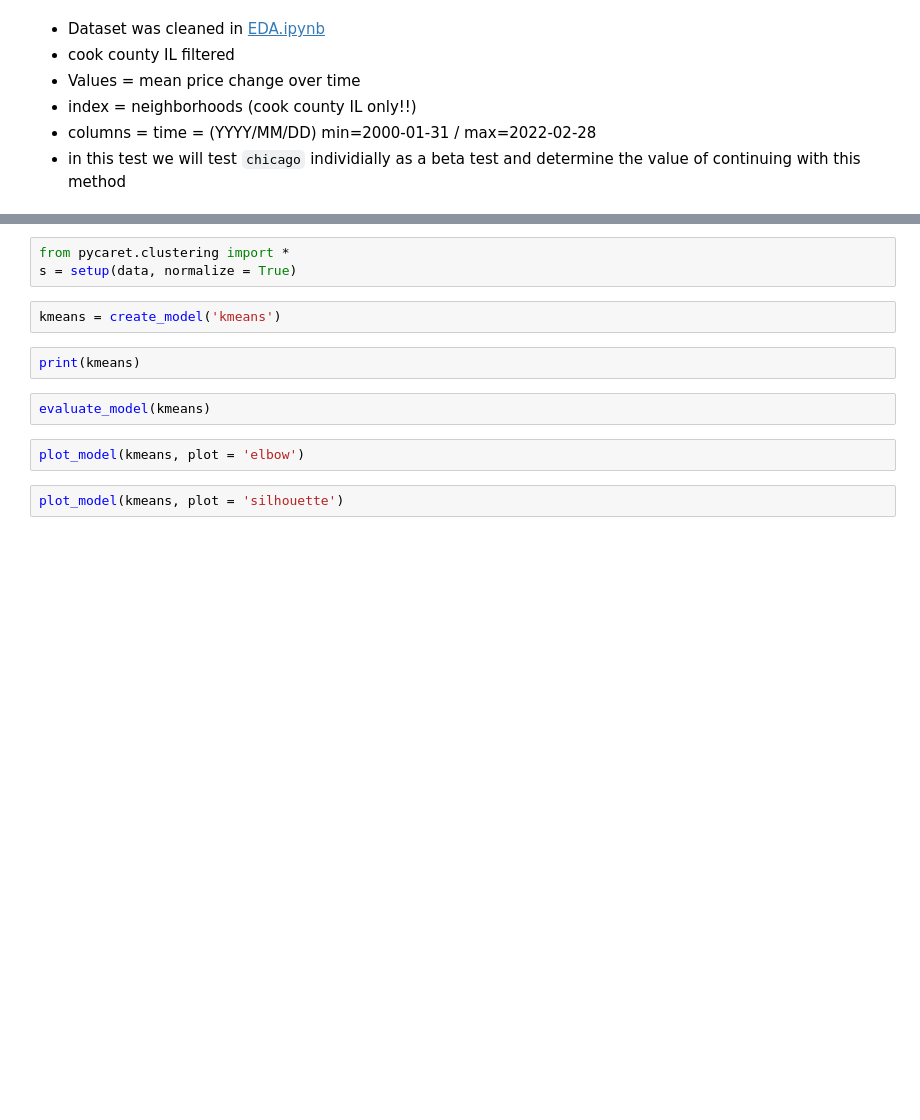
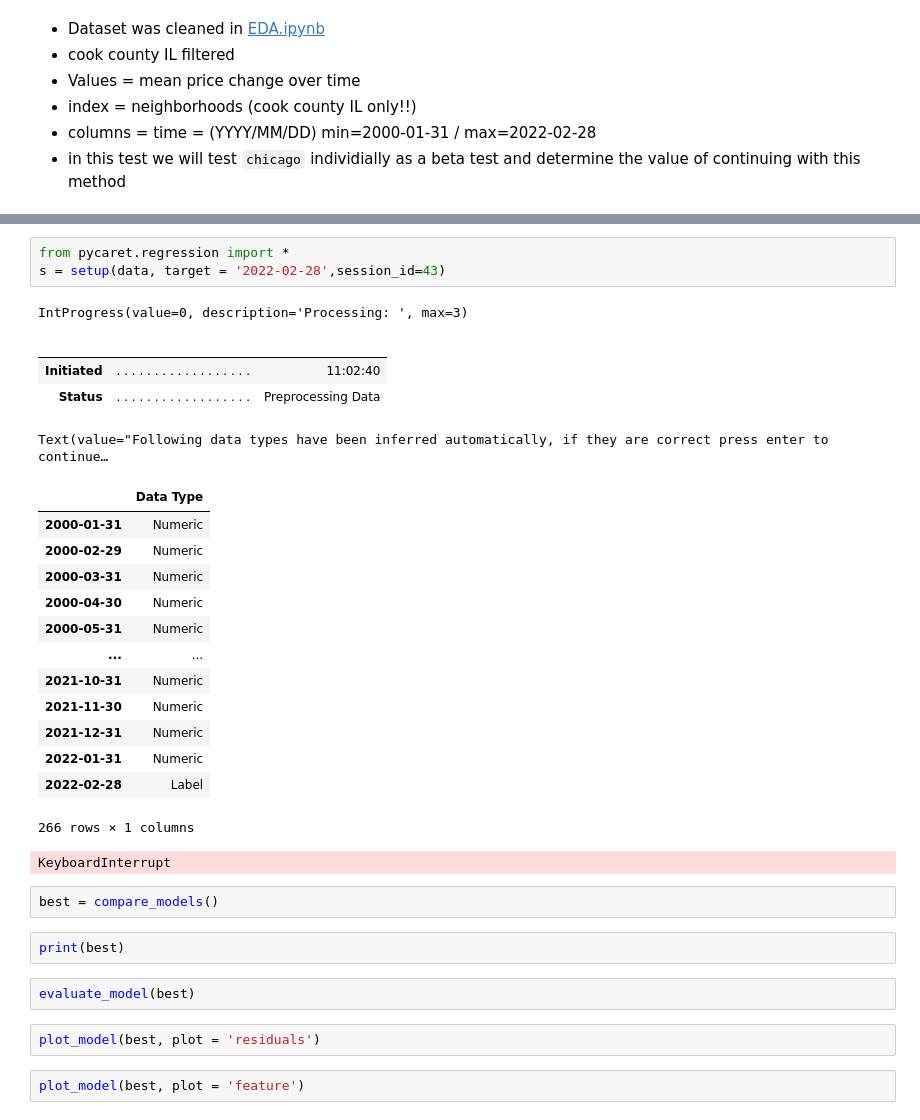
Before and after one commit to oh-be/project4, a Jupyter notebook: ClusteringTest.ipynb, the cells around one changed output, grey strips where cells are left out. Drawn from its saved outputs; the diff is of its cells as text; blank space fills up the shorter version.

```diff
--- a/ClusteringTest.ipynb
+++ b/ClusteringTest.ipynb
@@ -47,14 +48,35 @@ data
 # %%
-from pycaret.clustering import *
-s = setup(data, normalize = True)
+from pycaret.regression import *
+s = setup(data, target = '2022-02-28',session_id=43)
+# %% [output]
+IntProgress(value=0, description='Processing: ', max=3)
+|  |  |  |
+|  |  |  |
+| Initiated | . . . . . . . . . . . . . . . . . . | 11:02:40 |
+| Status | . . . . . . . . . . . . . . . . . . | Preprocessing Data |
+Text(value="Following data types have been inferred automatically, if they are correct press enter to continue…
+|  | Data Type |
+| 2000-01-31 | Numeric |
+| 2000-02-29 | Numeric |
+| 2000-03-31 | Numeric |
+| 2000-04-30 | Numeric |
+| 2000-05-31 | Numeric |
+| ... | ... |
+| 2021-10-31 | Numeric |
+| 2021-11-30 | Numeric |
+| 2021-12-31 | Numeric |
+| 2022-01-31 | Numeric |
+| 2022-02-28 | Label |
+266 rows × 1 columns
+KeyboardInterrupt
 # %%
-kmeans = create_model('kmeans')
+best = compare_models()
 # %%
-print(kmeans)
+print(best)
 # %%
-evaluate_model(kmeans)
+evaluate_model(best)
 # %%
-plot_model(kmeans, plot = 'elbow')
+plot_model(best, plot = 'residuals')
 # %%
-plot_model(kmeans, plot = 'silhouette')
+plot_model(best, plot = 'feature')
 # %%
```
Also changed, not shown: parts of 7 cells of this notebook, 1 other file.
